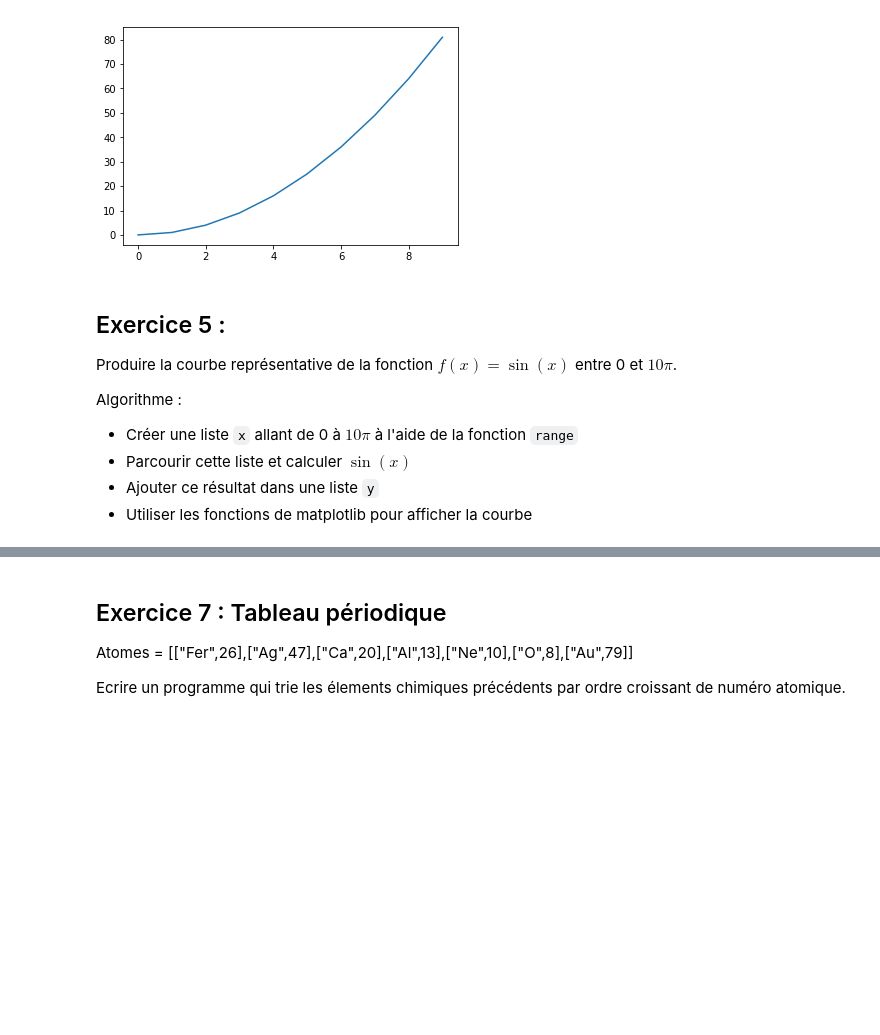
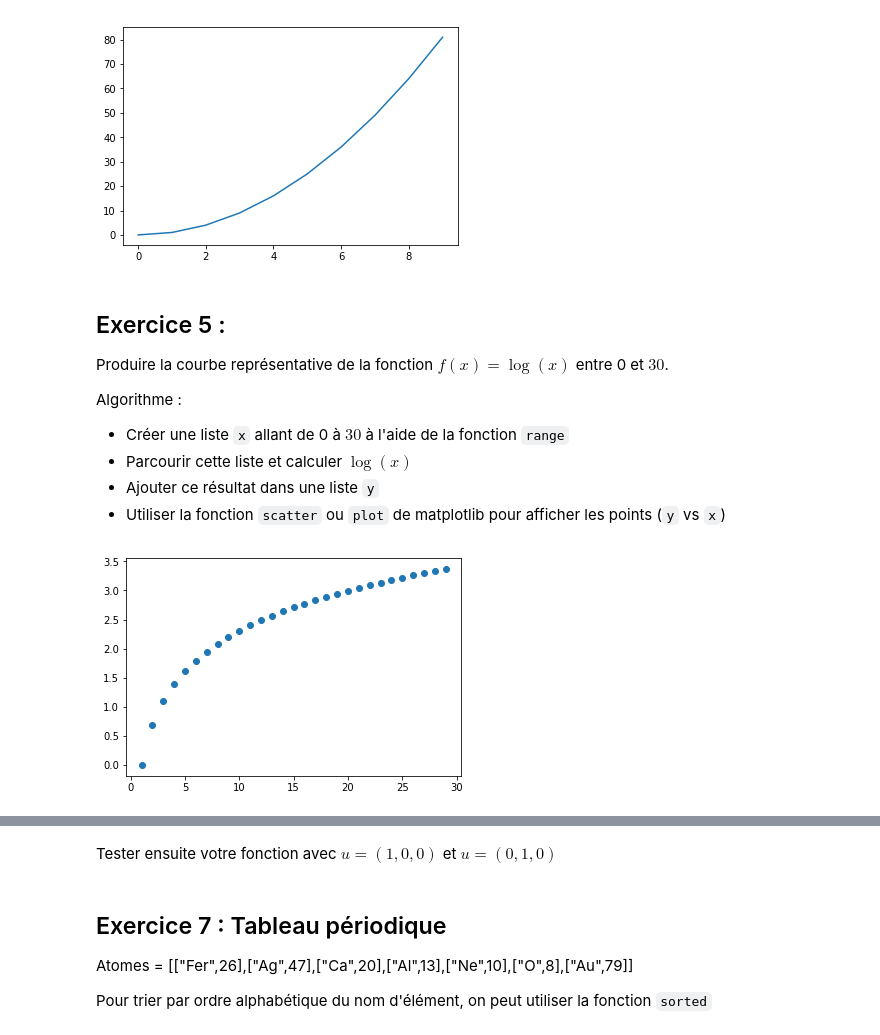
Before and after one commit to gimau/IntroPython, a Jupyter notebook: TD5.ipynb, the cells around one changed output, grey strips where cells are left out. Drawn from its saved outputs; the diff is of its cells as text; code cells hidden in the pictures; blank space fills up the shorter version.

```diff
--- a/TD5.ipynb
+++ b/TD5.ipynb
@@ -414,13 +414,23 @@ plt.show() # on affiche le graphique
 # %% [markdown]
 ## Exercice 5 :
 
-Produire la courbe représentative de la fonction $f(x)=\sin(x)$ entre 0 et $10\pi$.
+Produire la courbe représentative de la fonction $f(x)=\log(x)$ entre 0 et $30$.
 
 Algorithme :
-- Créer une liste `x` allant de 0 à $10\pi$ à l'aide de la fonction `range`
-- Parcourir cette liste et calculer $\sin(x)$
+- Créer une liste `x` allant de 0 à $30$ à l'aide de la fonction `range`
+- Parcourir cette liste et calculer $\log(x)$
 - Ajouter ce résultat dans une liste `y`
-- Utiliser les fonctions de matplotlib pour afficher la courbe
+- Utiliser la fonction `scatter` ou `plot` de matplotlib pour afficher les points (`y` vs `x`)
+# %%
+import numpy as np
+x = range(1,30)
+
+y = [np.log(elt) for elt in x]
+
+plt.scatter(x,y) # on génère une courbe reliant les points
+plt.show() # on affiche le graphique
+# %% [output]
+[figure, added]
 # %% [markdown]
 -------
 ## Exercice 6 :
@@ -428,9 +438,11 @@ Algorithme :
 Ecrire une fonction qui calcule le produit vectoriel de deux vecteurs. Les paramètres d'entré seront deux `list` (`vec1`,`vec2`) et le résultat sera également une liste. On rappelle que le produit vectoriel est donné par :
 
 <img src="http://lappweb.in2p3.fr/~maurin/expl201/ProdVectoriel.png" alt="drawing" width="200"/>
+# %% [markdown]
+Tester ensuite votre fonction avec $u = (1,0,0)$ et $u = (0,1,0)$
 # %% [markdown]
 ## Exercice 7 : Tableau périodique
 
 Atomes = [["Fer",26],["Ag",47],["Ca",20],["Al",13],["Ne",10],["O",8],["Au",79]]
 
-Ecrire un programme qui trie les élements chimiques précédents par ordre croissant de numéro atomique.
+Pour trier par ordre alphabétique du nom d'élément, on peut utiliser la fonction `sorted`
```
Also changed, not shown: parts of 6 cells of this notebook, 4 other files.
